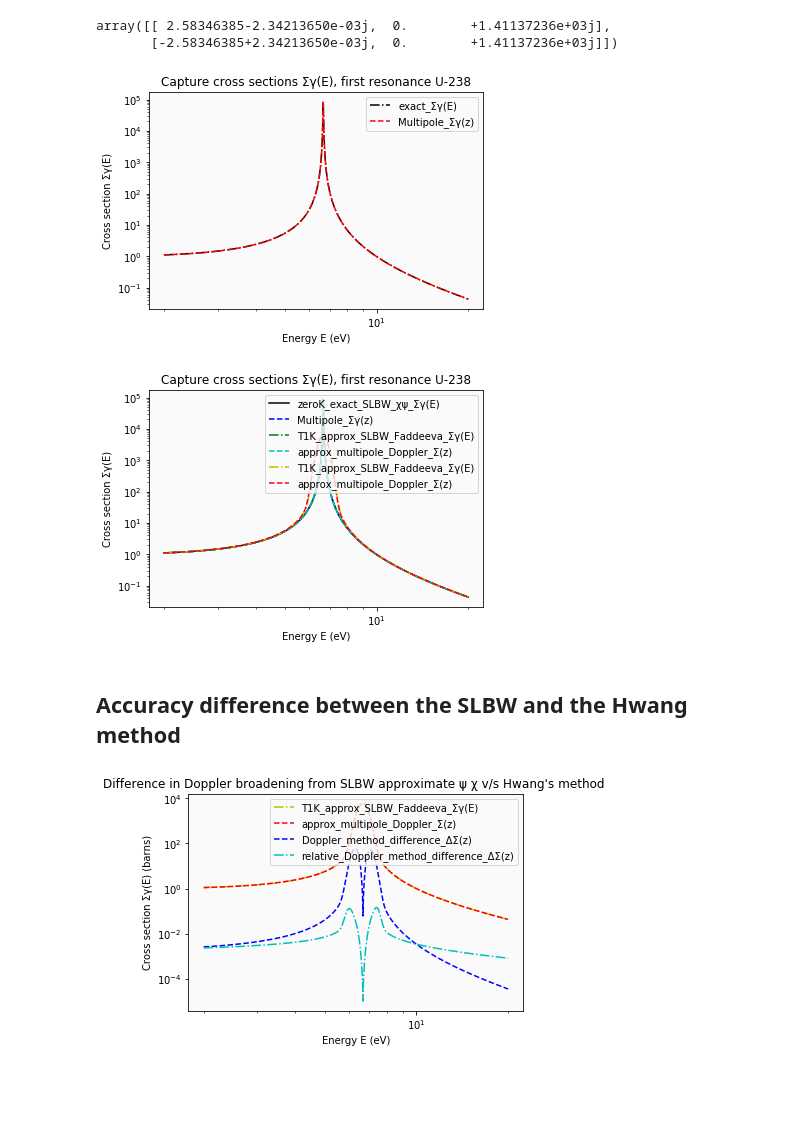
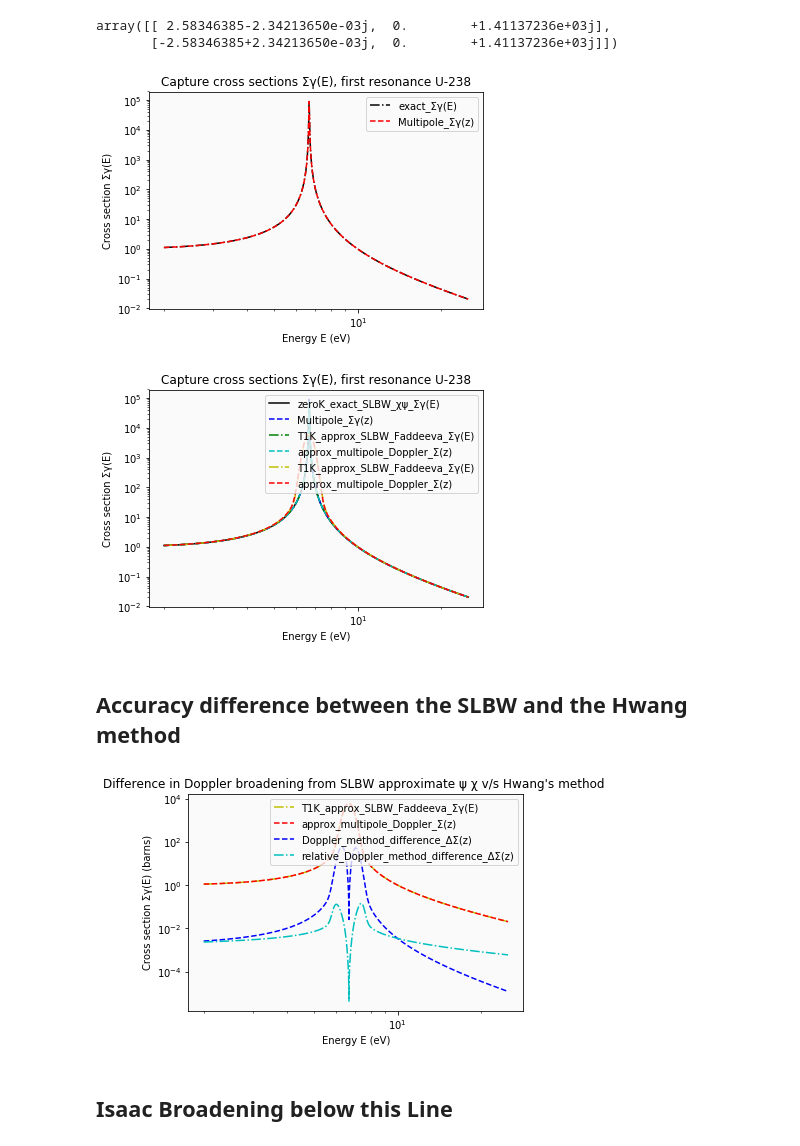
Before and after one commit to icmeyer/Uncertainty-Methods-Toy-Problem, a Jupyter notebook: temperature treatment.ipynb, the cells around one changed output. Saved outputs shown, nothing was run; the diff lists cells and outputs as text; code cells hidden in the pictures; blank space fills up the shorter version.

```diff
--- a/temperature treatment.ipynb
+++ b/temperature treatment.ipynb
@@ -38,9 +38,9 @@ from vector_fit import VF_algorithm, rational_function
 > This toy-problem consists of the 1st caputre cross section of U-238
 # %%
 # Energy grid structure
-E_max = 2*10**(1) # Minimum energy of the energy groups
+E_max = 2.5*10**(1) # Minimum energy of the energy groups
 E_min = 2*10**(0) # Maximum energy of the energy groups & the cutoff energy of the fision spectrum
-N_g = 1000 # Number of energy groups
+N_g = 3000 # Number of energy groups
 E_g = np.logspace(np.log10(E_min),np.log10(E_max),N_g) # Energy groups (here log-spaced) for flux ψ
 z_g = E_g**0.5 # Energy groups (here log-spaced) for flux ψ
 
@@ -190,7 +190,7 @@ plt.legend()
 
 plt.rcParams['axes.facecolor'] = '0.98'
 # %% [output]
-[figure, old version]
+[figure, new version]
 # %%
 ## Plot the mean cross section values.
 titre_Σ = 'Capture cross sections Σγ(E), first resonance U-238'
@@ -215,7 +215,7 @@ plt.legend()
 
 plt.rcParams['axes.facecolor'] = '0.98'
 # %% [output]
-[figure, old version]
+[figure, new version]
 # %% [markdown]
 ## Accuracy difference between the SLBW and the Hwang method
 # %%
@@ -228,20 +228,25 @@ z_g_lin = E_g_lin**0.5 # Energy groups (here log-spaced) for flux ψ
 # %%
 ## Plot the mean cross section values.
 titre_Σ = "Difference in Doppler broadening from SLBW approximate ψ χ v/s Hwang's method "
 titre_Σ_pdf = "%s.%s"%(titre_Σ, 'pdf')
 
 #plt.close('all')
 # Plotting the cross section
-plt.loglog(E_g , np.array([TK_approx_SLBW_Faddeeva_Σγ(E_g[g], Γ, r ,T2) for g in range(E_g.size)]) , '-.y', label='T1K_approx_SLBW_Faddeeva_Σγ(E)')
-plt.loglog(z_g**2 , np.array([approx_multipole_Doppler_Σ(z_g[g], Π, T2) for g in range(z_g.size)]) , '--r', label='approx_multipole_Doppler_Σ(z)')
+T1K_approx_SLBW_Faddeeva_Σγ = np.array([TK_approx_SLBW_Faddeeva_Σγ(E_g[g], Γ, r ,T2) for g in range(E_g.size)])
+approx_multipole_Doppler_Σγ = np.array([approx_multipole_Doppler_Σ(z_g[g], Π, T2) for g in range(z_g.size)])
+
+plt.loglog(E_g , T1K_approx_SLBW_Faddeeva_Σγ , '-.y', label='T1K_approx_SLBW_Faddeeva_Σγ(E)')
+plt.loglog(z_g**2 , approx_multipole_Doppler_Σγ , '--r', label='approx_multipole_Doppler_Σ(z)')
 plt.loglog(z_g**2 , np.array([np.abs(approx_multipole_Doppler_Σ(z_g[g], Π, T2) - TK_approx_SLBW_Faddeeva_Σγ(E_g[g], Γ, r ,T2)) for g in range(z_g.size)]) , '--b', label='Doppler_method_difference_ΔΣ(z)')
 plt.loglog(z_g**2 , np.array([np.abs(approx_multipole_Doppler_Σ(z_g[g], Π, T2) - TK_approx_SLBW_Faddeeva_Σγ(E_g[g], Γ, r ,T2))/approx_multipole_Doppler_Σ(z_g[g], Π, T2) for g in range(z_g.size)]) , '-.c', label='relative_Doppler_method_difference_ΔΣ(z)')
 
 plt.ylabel('Cross section Σγ(E) (barns)')
 plt.xlabel('Energy E (eV)')
 plt.title(titre_Σ)
 plt.legend()
 
 plt.rcParams['axes.facecolor'] = '0.98'
 # %% [output]
-[figure, old version]
+[figure, new version]
+# %% [markdown]
+## Isaac Broadening below this Line
```
Also changed, not shown: parts of 8 cells of this notebook, 6 other files.
